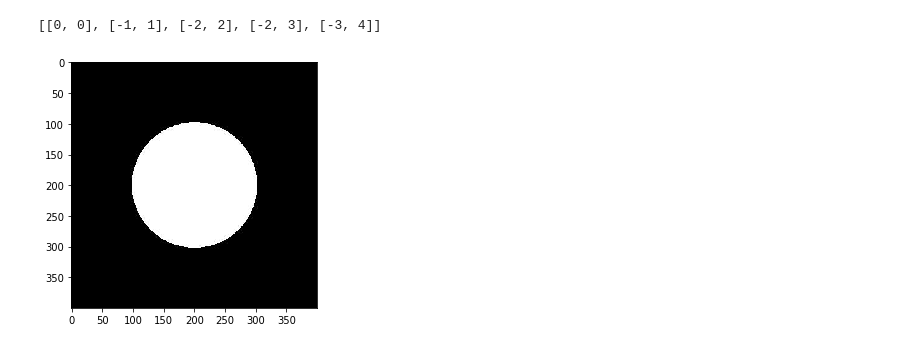
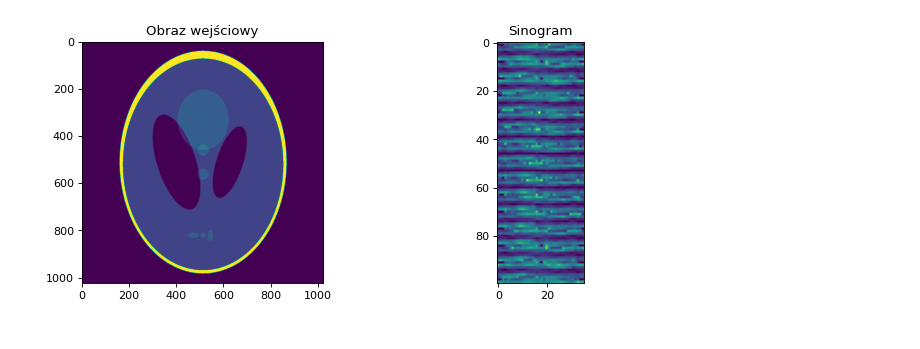
Before and after one commit to zuznnjus/Computed-Tomography-Simulator, a Jupyter notebook: CT_simulator.ipynb, the cells around one changed output. Saved outputs shown, nothing was run; the diff lists cells and outputs as text; code cells hidden in the pictures.

Commit message:
Add not working Radon Transform

```diff
--- a/CT_simulator.ipynb
+++ b/CT_simulator.ipynb
@@ -1,9 +1,34 @@
 # %%
 from skimage import io
+from matplotlib import pylab as plt
 import numpy as np
 
-def applyRadonTransform():
-    return
+# input parameters
+alfa = 5
+detectors = 100
+phi = 90
+
+def applyRadonTransform(image):  # doesn't work yet
+    sinogram_image = []
+
+    for angle in range(0, 180, alfa):
+        em_pos = getEmitterPosition(image, angle)
+        det_pos = getDetectorsPositions(image, angle)
+
+        detectors_output = []
+
+        for det in det_pos:
+            pixels_sum = 0
+            line = applyBresenhamAlgorithm(em_pos[0], em_pos[1], det[0], det[1])
+
+            for point in line:
+                pixels_sum += image[point[0], point[1]]
+
+            detectors_output.append(pixels_sum)
+
+        sinogram_image.append(detectors_output)
+
+    return sinogram_image
 
 def applyBresenhamAlgorithm(x0, y0, x1, y1): # to draw line primitives (emitter - detector)
     delta_x = x1 - x0
@@ -43,51 +68,54 @@ def applyBresenhamAlgorithm(x0, y0, x1, y1): # to draw line primitives (emitter
 
     return line
 
-def getEmitterPosition(image, alfa):
+def getEmitterPosition(image, angle):     # radiany czy stopnie
+    angle = np.deg2rad(angle)
     r = max(image.shape) * np.sqrt(2) / 2
-    x = int(r * np.cos(alfa))
-    y = int(r * np.sin(alfa))
+    x = int(r * np.cos(angle))
+    y = int(r * np.sin(angle))
 
     return x, y
 
-def getDetectorsPositions(image, alfa, phi, detectors):
+def getDetectorsPositions(image, angle):
+    angle = np.deg2rad(angle)
     positions = []
     r = max(image.shape) * np.sqrt(2) / 2
 
     for i in range(detectors):
-        x = int(r * np.cos(alfa + np.pi - phi / 2 + i * (phi / (detectors - 1))))
-        y = int(r * np.sin(alfa + np.pi - phi / 2 + i * (phi / (detectors - 1))))
+        x = int(r * np.cos(angle + np.pi - phi / 2 + i * (phi / (detectors - 1))))
+        y = int(r * np.sin(angle + np.pi - phi / 2 + i * (phi / (detectors - 1))))
         positions.append([x, y])
 
     return positions
 
 def normalize():
     return
 
 def applyConvolution(): # to na 5
     return
 
 def displaySinogram():
     return
 
 def displayOutput():
     return
 
 def main():
-    # input parameters
-    alfa = 1
-    detectors = 1
-    span = 1
+    images = ['Kolo.jpg', 'Kropka.jpg', 'Kwadraty2.jpg', 'Paski2.jpg', 'Shepp_logan.jpg']
+    image = io.imread('tomograf-zdjecia/' + images[4], as_gray = True)
 
-    images = ['Kolo.jpg', 'Kropka.jpg', 'Kwadraty2.jpg', 'Paski2.jpg', 'Shepp_logan.jpg']
-    image = io.imread('tomograf-zdjecia/' + images[0], as_gray = True)
-    io.imshow(image)
+    sinogram = np.array(applyRadonTransform(image)).transpose()
 
-    line = applyBresenhamAlgorithm(0, 0, -3, 5)
-    print(line)
+    fig = plt.figure(figsize=(10, 4), dpi=80)
+    ax = fig.add_subplot(121)
+    ax.set_title('Obraz wejściowy')
+    ax.imshow(image)
+
+    ax = fig.add_subplot(122)
+    ax.set_title('Sinogram')
+    ax.imshow(sinogram)
 
 if __name__ == '__main__':
     main()
 # %% [output]
-[[0, 0], [-1, 1], [-2, 2], [-2, 3], [-3, 4]]
-[figure, old version]
+[figure, new version]
```
